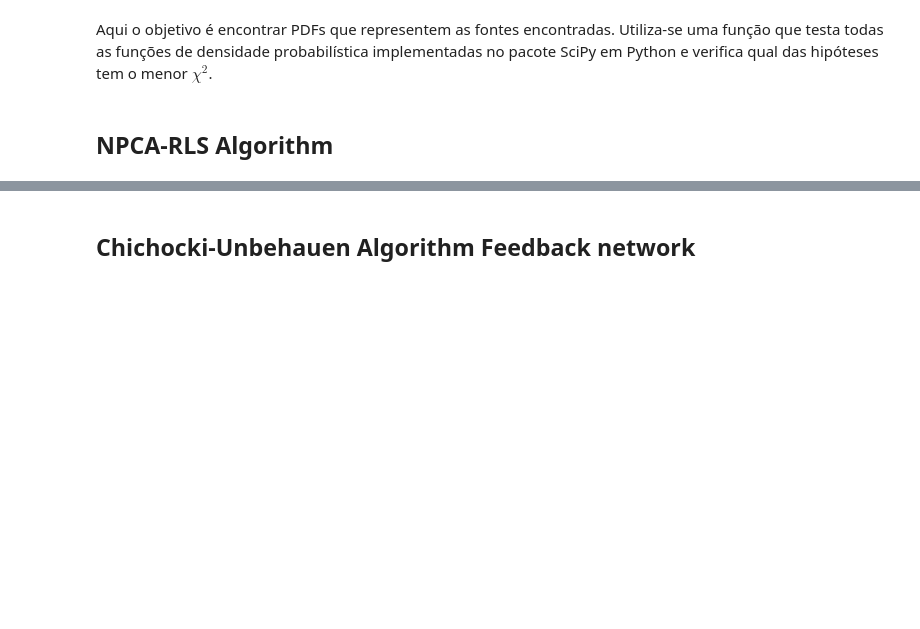
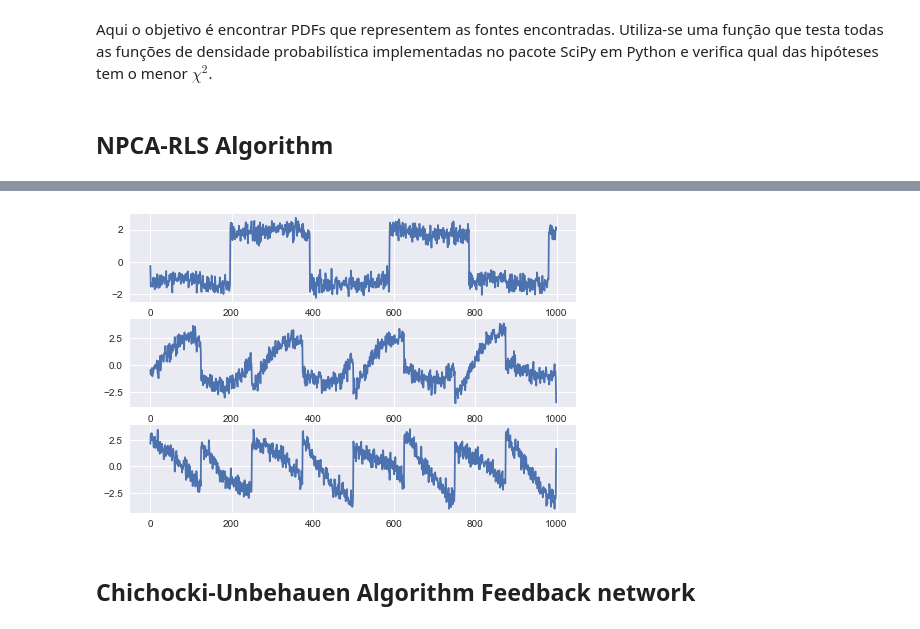
Before and after one commit to crucis/ICA, a Jupyter notebook: Exercicio 10 - 1000.ipynb, the cells around one changed output, grey strips where cells are left out. Drawn from its saved outputs; the diff is of its cells as text; code cells hidden in the pictures; blank space fills up the shorter version.

```diff
--- a/Exercicio 10 - 1000.ipynb
+++ b/Exercicio 10 - 1000.ipynb
@@ -130,3 +130,12 @@ for i, y in enumerate(yNPCA):
+# %%
+fig, axs = plt.subplots(3,1)
+
+axs[0].plot(yNPCA[0])
+axs[1].plot(yNPCA[1])
+axs[2].plot(yNPCA[2])
+plt.show()
+# %% [output]
+[figure, added]
 # %% [markdown]
 ## Chichocki-Unbehauen Algorithm Feedback network
 # %%
```
Also changed, not shown: parts of 24 cells of this notebook, 7 other files.
